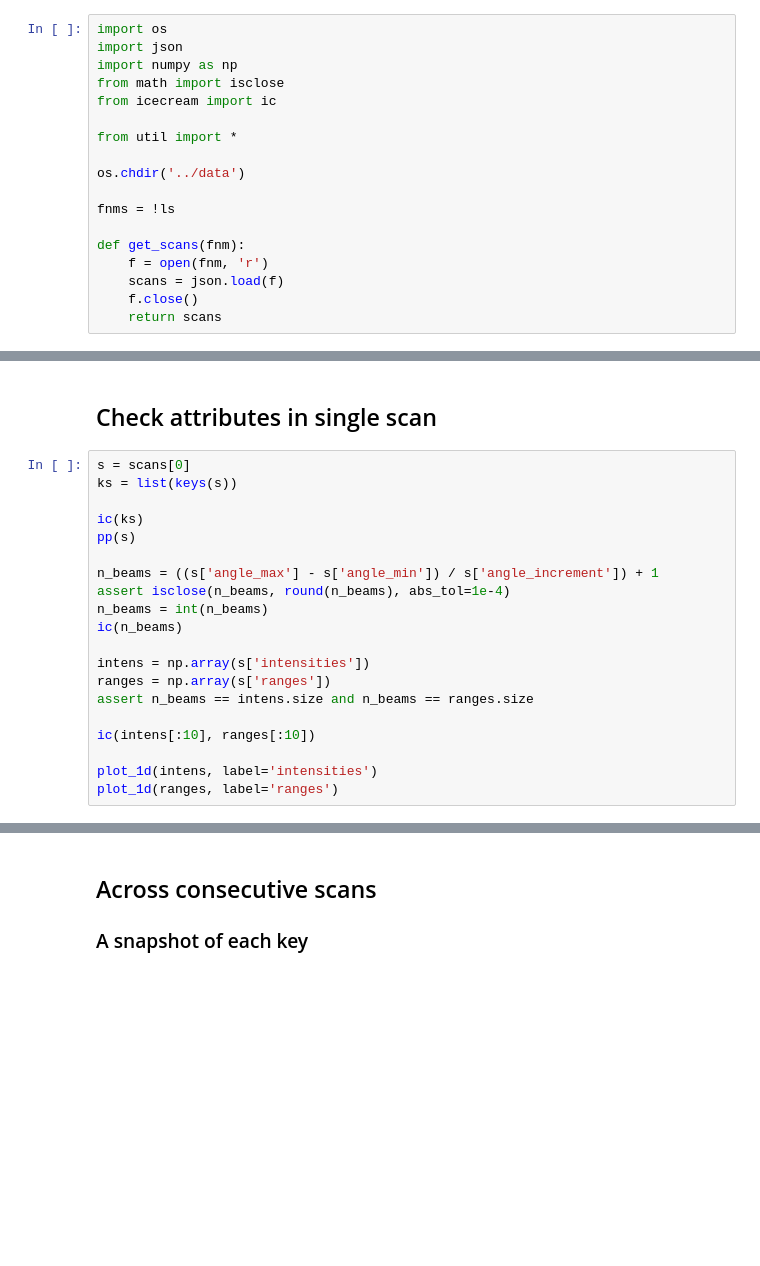
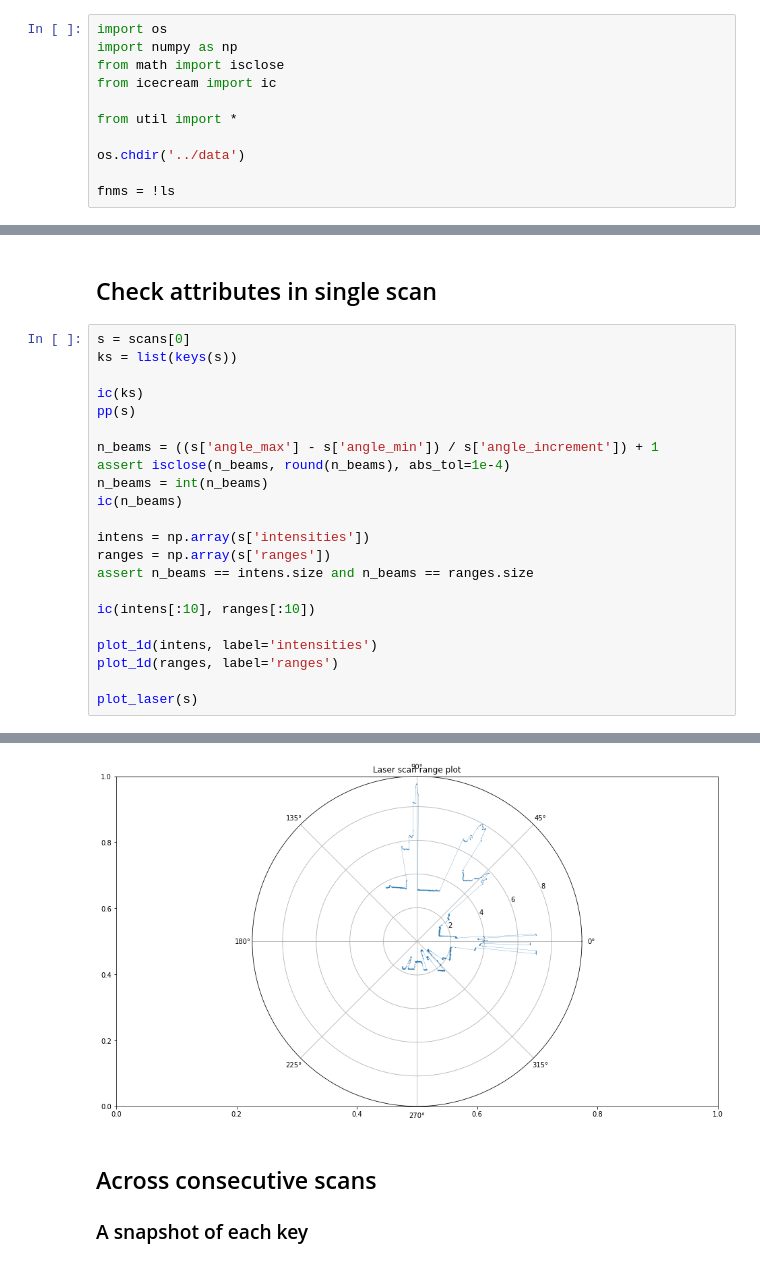
Before and after one commit to StefanHeng/Multi-robot-Pose-Estimation, a Jupyter notebook: notebooks/explore_hsr_data.ipynb, the cells around one changed output, grey strips where cells are left out. Saved outputs shown, nothing was run; the diff lists cells and outputs as text; blank space fills up the shorter version.

Commit message:
New: laser polar plot

```diff
--- a/notebooks/explore_hsr_data.ipynb
+++ b/notebooks/explore_hsr_data.ipynb
@@ -9,7 +9,6 @@ Check the types, format and content for HSR robot's laser scan output, see `scri
 ## Setup
 # %%
 import os
-import json
 import numpy as np
 from math import isclose
 from icecream import ic
@@ -19,12 +18,6 @@ from util import *
 os.chdir('../data')
 
 fnms = !ls
-
-def get_scans(fnm):
-    f = open(fnm, 'r')
-    scans = json.load(f)
-    f.close()
-    return scans
 # %% [markdown]
 ## A rather static recording
 Note that each object in the JSON file is a list of LaserScan objects.
@@ -52,38 +45,41 @@ ic(intens[:10], ranges[:10])
 
 plot_1d(intens, label='intensities')
 plot_1d(ranges, label='ranges')
+
+plot_laser(s)
 # %% [output]
 ic| ks: ['header.seq',
          'header.stamp.secs',
          'header.stamp.nsecs',
          'header.frame_id',
          'angle_min',
          'angle_max',
          'angle_increment',
          'time_increment',
          'scan_time',
          'range_min',
          'ranges',
          'intensities']
 ic| n_beams: 963
 ic| intens[:10]: array([ 827., 1088., 1402., 1540., 1679., 1681., 1724., 1749., 1825.,
                         1863.])
     ranges[:10]: array([1.71099997, 1.75100005, 1.778     , 1.78499997, 1.79700005,
                         1.81500006, 1.824     , 1.829     , 1.83200002, 1.83200002])
 header.seq           134710
 header.stamp.secs    1633995068
 header.stamp.nsecs   214782575
 header.frame_id      base_
 angle_min            -2.0987584590911865
 angle_max            2.0987584590911865
 angle_increment      0.004363323096185923
 time_increment       1.736111516947858e-05
 scan_time            0.02500000037252903
 range_min            0.019999999552965164
 ranges               [1.7109999656677246, 1.7510000467300415, 1.777999997138977, 1.784999966621399, 1.7970000505447388]
 intensities          [827.0, 1088.0, 1402.0, 1540.0, 1679.0]
 [figure]
 [figure]
+[figure, added]
 # %% [markdown]
 ## Across consecutive scans
 
```
Also changed, not shown: 3 other files.
